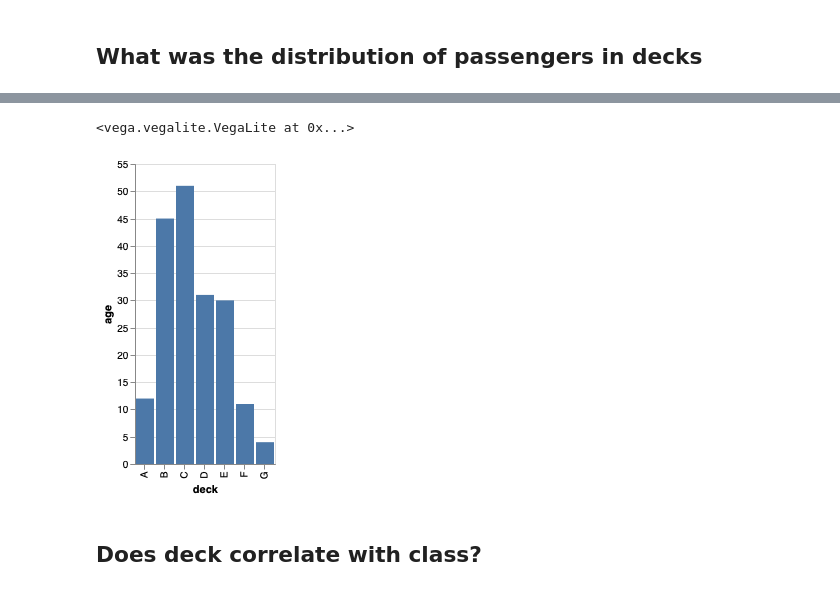
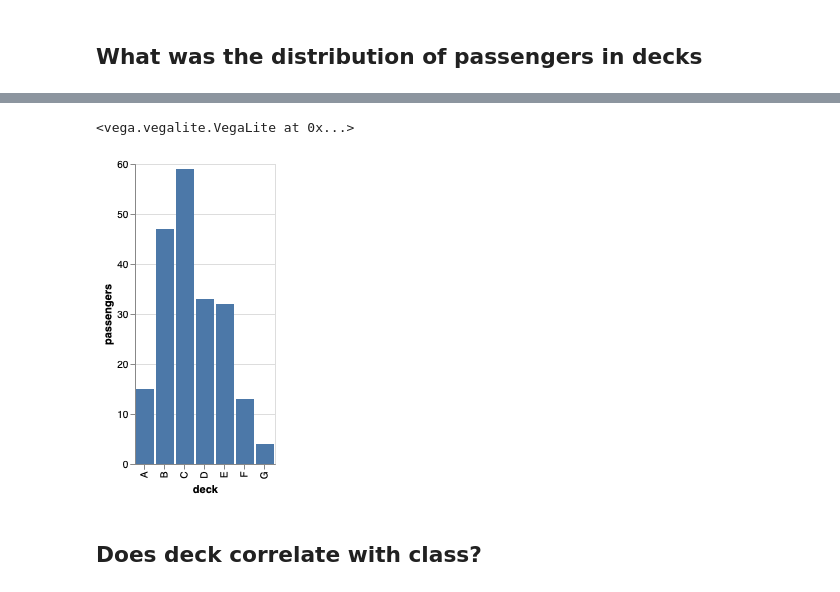
Before and after one commit to hanisaf/mist5730-6380-spring2020, a Jupyter notebook: 31-warmup-sol.ipynb, the cells around one changed output, grey strips where cells are left out. Drawn from its saved outputs; the diff is of its cells as text; code cells hidden in the pictures.

```diff
--- a/31-warmup-sol.ipynb
+++ b/31-warmup-sol.ipynb
@@ -65,4 +35,3 @@ Name: age, dtype: int64
 # %%
-df=pd.DataFrame(data.groupby(['deck']).age.count())
-df = df.reset_index()
-df
+df=data.groupby(['deck']).survived.count().reset_index()
+df.columns = ['deck', 'passengers']
@@ -78,9 +38,11 @@ df
 # %%
 alt.Chart(df).mark_bar().encode(
-    x='deck', y='age')
+ x = 'deck',
+ y = 'passengers'
+)
 # %% [output]
 <vega.vegalite.VegaLite at 0x...>
-[figure, old version]
+[figure, new version]
 # %% [markdown]
 ## Does deck correlate with class?
 # %%
```
Also changed, not shown: parts of 15 cells of this notebook, 1 other file.
